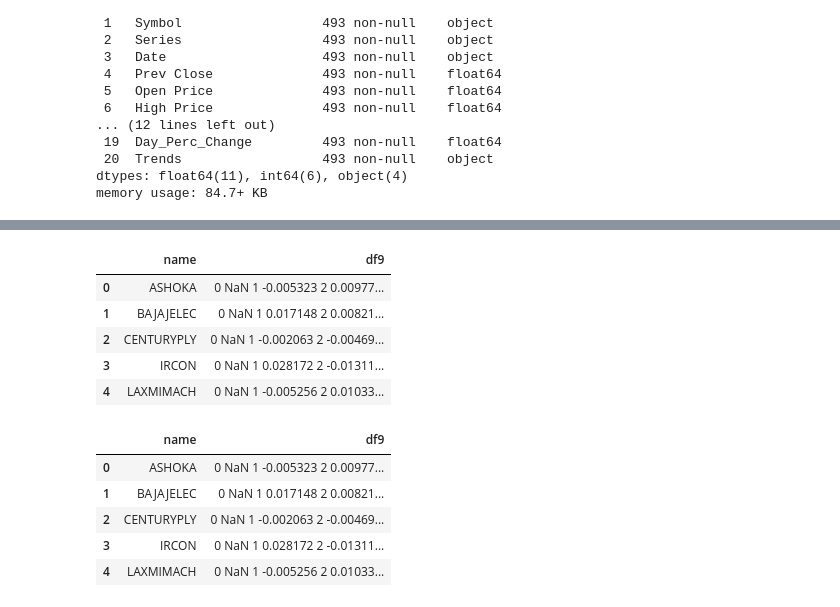
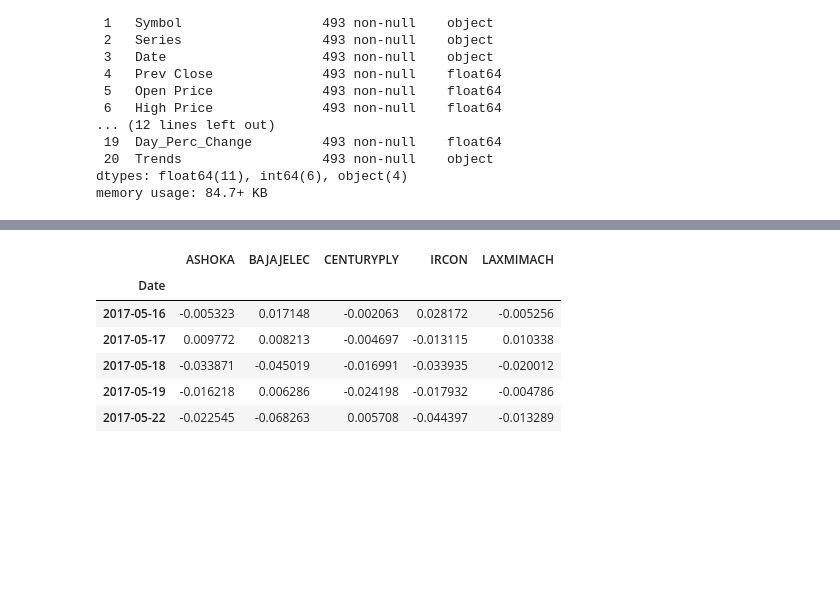
Before and after one commit to aravindh698/rep2, a Jupyter notebook: weekim.ipynb, the cells around one changed output, grey strips where cells are left out. Saved outputs shown, nothing was run; the diff lists cells and outputs as text; code cells hidden in the pictures; blank space fills up the shorter version.

```diff
--- a/weekim.ipynb
+++ b/weekim.ipynb
@@ -169,4 +158,2 @@ df5.dropna()
 # %%
-
-
-df4.dropna()
+df4=df4.dropna()
@@ -187,3 +160,2 @@ df4.dropna()
 # %%
-df3.head()
-df3.dropna()
+df3=df3.dropna()
@@ -221,3 +162,2 @@ df3.dropna()
 # %%
-df2.head()
-df2.dropna()
+df2=df2.dropna()
@@ -238,3 +164,2 @@ df2.dropna()
 # %%
-df1.head()
-df1.dropna()
+df1=df1.dropna()
@@ -255,23 +166,17 @@ df1.dropna()
 # %%
-df9=[df1['pdt_change'],df2['pdt_change'],df3['pdt_change'],df4['pdt_change'],df5['pdt_change']]
-list_tuples=list(zip(name,df9))
-df8=pd.DataFrame(list_tuples,columns=['name','df9'])
+df8=pd.DataFrame({'ASHOKA':df1['pdt_change'],
+                  'BAJAJELEC':df2['pdt_change'],
+                  'CENTURYPLY':df3['pdt_change'],
+                  'IRCON':df4['pdt_change'],
+                  'LAXMIMACH':df5['pdt_change']})
+
+df8.set_index(df1['Date'],inplace=True)
 df8.head()
 # %% [output]
-|  | name | df9 |
-| 0 | ASHOKA | 0 NaN 1 -0.005323 2 0.00977... |
-| 1 | BAJAJELEC | 0 NaN 1 0.017148 2 0.00821... |
-| 2 | CENTURYPLY | 0 NaN 1 -0.002063 2 -0.00469... |
-| 3 | IRCON | 0 NaN 1 0.028172 2 -0.01311... |
-| 4 | LAXMIMACH | 0 NaN 1 -0.005256 2 0.01033... |
+|  | ASHOKA | BAJAJELEC | CENTURYPLY | IRCON | LAXMIMACH |
+| Date |  |  |  |  |  |
+| 2017-05-16 | -0.005323 | 0.017148 | -0.002063 | 0.028172 | -0.005256 |
+| 2017-05-17 | 0.009772 | 0.008213 | -0.004697 | -0.013115 | 0.010338 |
+| 2017-05-18 | -0.033871 | -0.045019 | -0.016991 | -0.033935 | -0.020012 |
+| 2017-05-19 | -0.016218 | 0.006286 | -0.024198 | -0.017932 | -0.004786 |
+| 2017-05-22 | -0.022545 | -0.068263 | 0.005708 | -0.044397 | -0.013289 |
-# %%
-df8.replace(0,np.nan,inplace=True)
-df8.reset_index(drop=True)
-df8.head()
-# %% [output]
-|  | name | df9 |
-| 0 | ASHOKA | 0 NaN 1 -0.005323 2 0.00977... |
-| 1 | BAJAJELEC | 0 NaN 1 0.017148 2 0.00821... |
-| 2 | CENTURYPLY | 0 NaN 1 -0.002063 2 -0.00469... |
-| 3 | IRCON | 0 NaN 1 0.028172 2 -0.01311... |
-| 4 | LAXMIMACH | 0 NaN 1 -0.005256 2 0.01033... |
```
Also changed, not shown: parts of 23 cells of this notebook.
